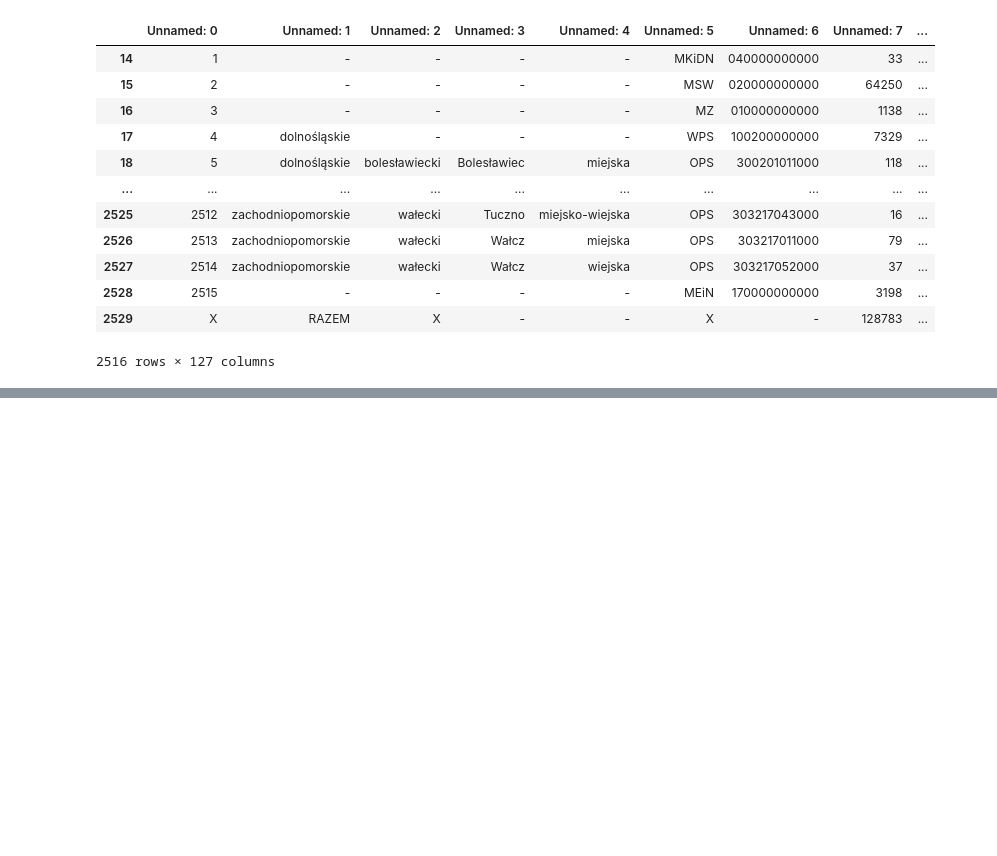
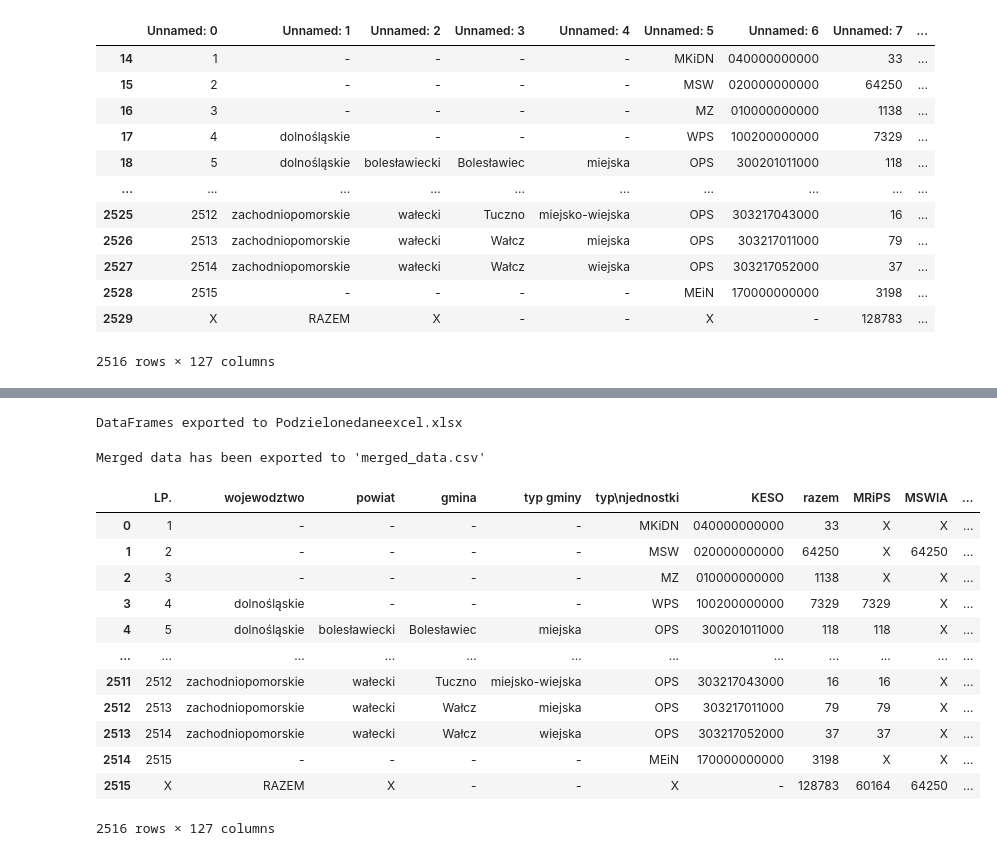
Before and after one commit to Francho03/Praca-licencjacka, a Jupyter notebook: Niebieska_karta.ipynb, the cells around one changed output, grey strips where cells are left out. Saved outputs shown, nothing was run; the diff lists cells and outputs as text; code cells hidden in the pictures; blank space fills up the shorter version.

```diff
--- a/Niebieska_karta.ipynb
+++ b/Niebieska_karta.ipynb
@@ -153,0 +675,73 @@ nb_C_20
+# %%
+output_excel_file = 'Podzielonedaneexcel.xlsx'
+
+with pd.ExcelWriter(output_excel_file, engine='xlsxwriter') as writer:
+
+    nb_sporzadzone_formularze1.to_excel(writer, sheet_name='sporzadzone_formularze1', index=False)
+    nb_kontynuowane_formularze2.to_excel(writer, sheet_name='kontynuowane_formularze2', index=False)
+    nb_wypelnione_formularze3.to_excel(writer, sheet_name='wypelnione_formularze3', index=False)
+    nb_rodzin_ogolem4.to_excel(writer, sheet_name='rodzin_ogolem4', index=False)
+    nb_rodzin_przemoc_psychiczna5.to_excel(writer, sheet_name='rodzin_przemoc_psychiczna5', index=False)
+    nb_rodzin_przemoc_fizyczna6.to_excel(writer, sheet_name='rodzin_przemoc_fizyczna6', index=False)
+    nb_rodzin_przemoc_seksualna7.to_excel(writer, sheet_name='rodzin_przemoc_seksualna7', index=False)
+    nb_osob8.to_excel(writer, sheet_name='osob8', index=False)
+    nb_ogolem9.to_excel(writer, sheet_name='ogolem9', index=False)
+    nb_kobiety_ogolem10.to_excel(writer, sheet_name='kobiety_ogolem10', index=False)
+    nb_kobiety_niepelnosprawne11.to_excel(writer, sheet_name='kobiety_niepelnosprawne11', index=False)
+    nb_kobiety_starsze12.to_excel(writer, sheet_name='kobiety_starsze12', index=False)
+    nb_mezczyzni_ogolem13.to_excel(writer, sheet_name='mezczyzni_ogolem13', index=False)
+    nb_mezczyzni_niepelnosprawni14.to_excel(writer, sheet_name='mezczyzni_niepelnosprawni14', index=False)
+    nb_mezczyzni_starsi15.to_excel(writer, sheet_name='mezczyzni_starsi15', index=False)
+    nb_dzieci_ogolem16.to_excel(writer, sheet_name='dzieci_ogolem16', index=False)
+    nb_dzieci_dziewczynki17.to_excel(writer, sheet_name='dzieci_dziewczynki17', index=False)
+    nb_dzieci_chlopcy18.to_excel(writer, sheet_name='dzieci_chlopcy18', index=False)
+    nb_dzieci_niepelnosprawne19.to_excel(writer, sheet_name='dzieci_niepelnosprawne19', index=False)
+    nb_C_20.to_excel(writer, sheet_name='nb_C_20', index=False)
+
+print(f"DataFrames exported to {output_excel_file}")
+# %% [output]
+DataFrames exported to Podzielonedaneexcel.xlsx
+# %%
+merge_columns = ['LP.', 'wojewodztwo', 'powiat', 'gmina', 'typ gminy', 'typ\njednostki', 'KESO']
+
+merged_data = nb_sporzadzone_formularze1
+
+merged_data = pd.merge(merged_data, nb_kontynuowane_formularze2, on=merge_columns, how='outer', suffixes=('', '_kontynuowane'))
+merged_data = pd.merge(merged_data, nb_wypelnione_formularze3, on=merge_columns, how='outer', suffixes=('', '_wypelnione'))
+merged_data = pd.merge(merged_data, nb_rodzin_ogolem4, on=merge_columns, how='outer', suffixes=('', '_rodzin_ogolem'))
+merged_data = pd.merge(merged_data, nb_rodzin_przemoc_psychiczna5, on=merge_columns, how='outer', suffixes=('', '_rodzin_psychiczna'))
+merged_data = pd.merge(merged_data, nb_rodzin_przemoc_fizyczna6, on=merge_columns, how='outer', suffixes=('', '_rodzin_fizyczna'))
+merged_data = pd.merge(merged_data, nb_rodzin_przemoc_seksualna7, on=merge_columns, how='outer', suffixes=('', '_rodzin_seksualna'))
+merged_data = pd.merge(merged_data, nb_osob8, on=merge_columns, how='outer', suffixes=('', '_osob'))
+merged_data = pd.merge(merged_data, nb_ogolem9, on=merge_columns, how='outer', suffixes=('', '_ogolem'))
+merged_data = pd.merge(merged_data, nb_kobiety_ogolem10, on=merge_columns, how='outer', suffixes=('', '_kobiety_ogolem'))
+merged_data = pd.merge(merged_data, nb_kobiety_niepelnosprawne11, on=merge_columns, how='outer', suffixes=('', '_kobiety_niepelnosprawne'))
+merged_data = pd.merge(merged_data, nb_kobiety_starsze12, on=merge_columns, how='outer', suffixes=('', '_kobiety_starsze'))
+merged_data = pd.merge(merged_data, nb_mezczyzni_ogolem13, on=merge_columns, how='outer', suffixes=('', '_mezczyzni_ogolem'))
+merged_data = pd.merge(merged_data, nb_mezczyzni_niepelnosprawni14, on=merge_columns, how='outer', suffixes=('', '_mezczyzni_niepelnosprawni'))
+merged_data = pd.merge(merged_data, nb_mezczyzni_starsi15, on=merge_columns, how='outer', suffixes=('', '_mezczyzni_starsi'))
+merged_data = pd.merge(merged_data, nb_dzieci_ogolem16, on=merge_columns, how='outer', suffixes=('', '_dzieci_ogolem'))
+merged_data = pd.merge(merged_data, nb_dzieci_dziewczynki17, on=merge_columns, how='outer', suffixes=('', '_dzieci_dziewczynki'))
+merged_data = pd.merge(merged_data, nb_dzieci_chlopcy18, on=merge_columns, how='outer', suffixes=('', '_dzieci_chlopcy'))
+merged_data = pd.merge(merged_data, nb_dzieci_niepelnosprawne19, on=merge_columns, how='outer', suffixes=('', '_dzieci_niepelnosprawne'))
+merged_data = pd.merge(merged_data, nb_C_20, on=merge_columns, how='outer', suffixes=('', '_formularze_C'))
+
+merged_data.to_csv('merged_data.csv', index=False)
+
+
+merged_data
+# %% [output]
+Merged data has been exported to 'merged_data.csv'
+|  | LP. | wojewodztwo | powiat | gmina | typ gminy | typ\njednostki | KESO | razem | MRiPS | MSWIA | ... |
+| 0 | 1 | - | - | - | - | MKiDN | 040000000000 | 33 | X | X | ... |
+| 1 | 2 | - | - | - | - | MSW | 020000000000 | 64250 | X | 64250 | ... |
+| 2 | 3 | - | - | - | - | MZ | 010000000000 | 1138 | X | X | ... |
+| 3 | 4 | dolnośląskie | - | - | - | WPS | 100200000000 | 7329 | 7329 | X | ... |
+| 4 | 5 | dolnośląskie | bolesławiecki | Bolesławiec | miejska | OPS | 300201011000 | 118 | 118 | X | ... |
+| ... | ... | ... | ... | ... | ... | ... | ... | ... | ... | ... | ... |
+| 2511 | 2512 | zachodniopomorskie | wałecki | Tuczno | miejsko-wiejska | OPS | 303217043000 | 16 | 16 | X | ... |
+| 2512 | 2513 | zachodniopomorskie | wałecki | Wałcz | miejska | OPS | 303217011000 | 79 | 79 | X | ... |
+| 2513 | 2514 | zachodniopomorskie | wałecki | Wałcz | wiejska | OPS | 303217052000 | 37 | 37 | X | ... |
+| 2514 | 2515 | - | - | - | - | MEiN | 170000000000 | 3198 | X | X | ... |
+| 2515 | X | RAZEM | X | - | - | X | - | 128783 | 60164 | 64250 | ... |
+2516 rows × 127 columns
```
Also changed, not shown: parts of 44 cells of this notebook.
